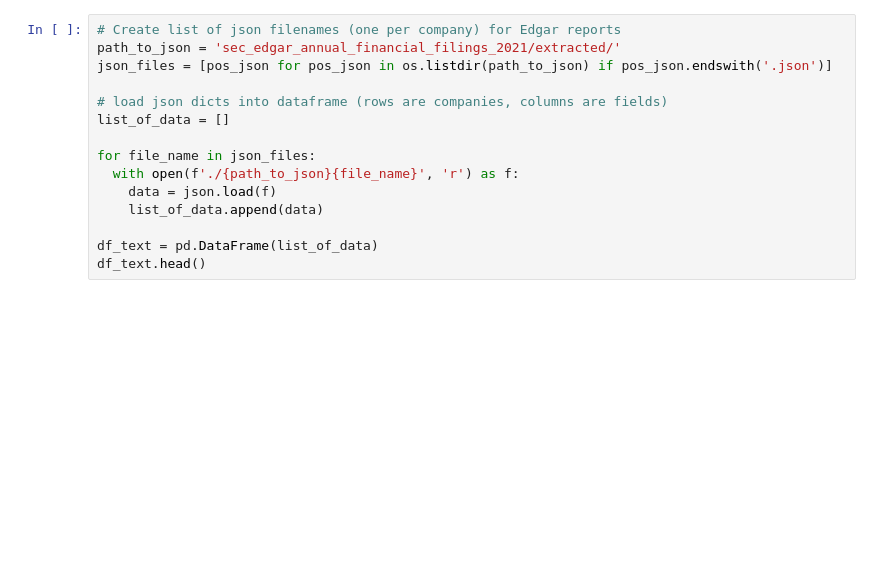
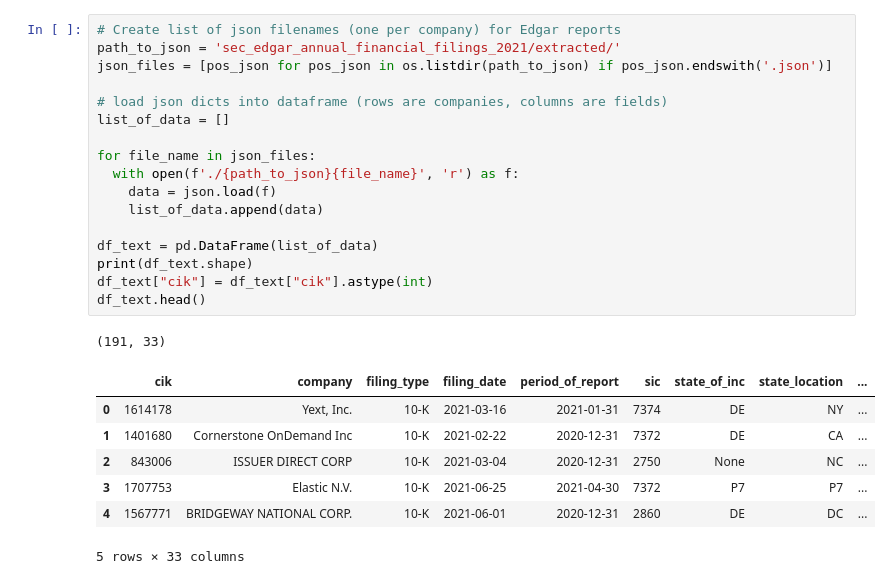
Before and after one commit to jainr3/SECret-Insights, a Jupyter notebook: testing.ipynb, the cells around one changed output. Drawn from its saved outputs; the diff is of its cells as text; blank space fills up the shorter version.

```diff
--- a/testing.ipynb
+++ b/testing.ipynb
@@ -39,18 +44,29 @@ nltk.download('omw-1.4')
 # %%
 # Create list of json filenames (one per company) for Edgar reports
 path_to_json = 'sec_edgar_annual_financial_filings_2021/extracted/'
 json_files = [pos_json for pos_json in os.listdir(path_to_json) if pos_json.endswith('.json')]
 
 # load json dicts into dataframe (rows are companies, columns are fields)
 list_of_data = []
 
 for file_name in json_files:
   with open(f'./{path_to_json}{file_name}', 'r') as f:
     data = json.load(f)
     list_of_data.append(data)
 
 df_text = pd.DataFrame(list_of_data)
+print(df_text.shape)
+df_text["cik"] = df_text["cik"].astype(int)
 df_text.head()
+# %% [output]
+(191, 33)
+|  | cik | company | filing_type | filing_date | period_of_report | sic | state_of_inc | state_location | ... |
+| 0 | 1614178 | Yext, Inc. | 10-K | 2021-03-16 | 2021-01-31 | 7374 | DE | NY | ... |
+| 1 | 1401680 | Cornerstone OnDemand Inc | 10-K | 2021-02-22 | 2020-12-31 | 7372 | DE | CA | ... |
+| 2 | 843006 | ISSUER DIRECT CORP | 10-K | 2021-03-04 | 2020-12-31 | 2750 | None | NC | ... |
+| 3 | 1707753 | Elastic N.V. | 10-K | 2021-06-25 | 2021-04-30 | 7372 | P7 | P7 | ... |
+| 4 | 1567771 | BRIDGEWAY NATIONAL CORP. | 10-K | 2021-06-01 | 2020-12-31 | 2860 | DE | DC | ... |
+5 rows × 33 columns
 # %%
 # Preprocessing the df_text
 text_columns = ['item_1', 'item_1A', 'item_1B', 'item_2', 'item_3',
```
Also changed, not shown: parts of 11 cells of this notebook.
